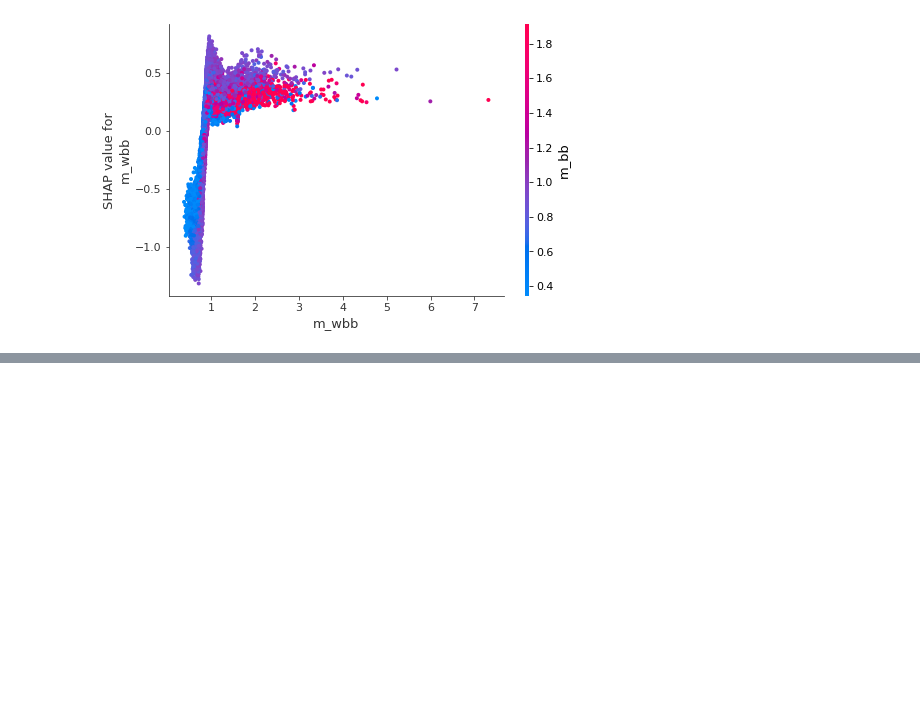
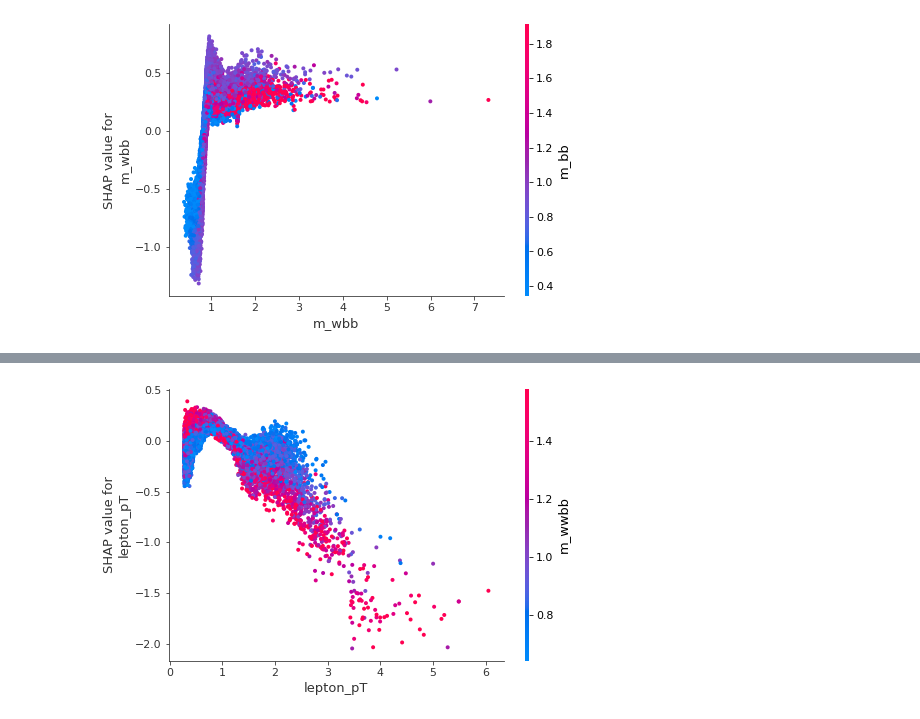
Before and after one commit to rpezoa/hep_shap, a Jupyter notebook: notebooks/shap_xgboost_plots.ipynb, the cells around one changed output, grey strips where cells are left out. Cells and saved outputs as stored; diff of their text form; code cells hidden in the pictures; blank space fills up the shorter version.

```diff
--- a/notebooks/shap_xgboost_plots.ipynb
+++ b/notebooks/shap_xgboost_plots.ipynb
@@ -268,0 +353,4 @@ print("-")
+# %%
+shap.dependence_plot("lepton_pT", shap_values,  X_test )
+# %% [output]
+[figure, added]
```
Also changed, not shown: parts of 39 cells of this notebook.
